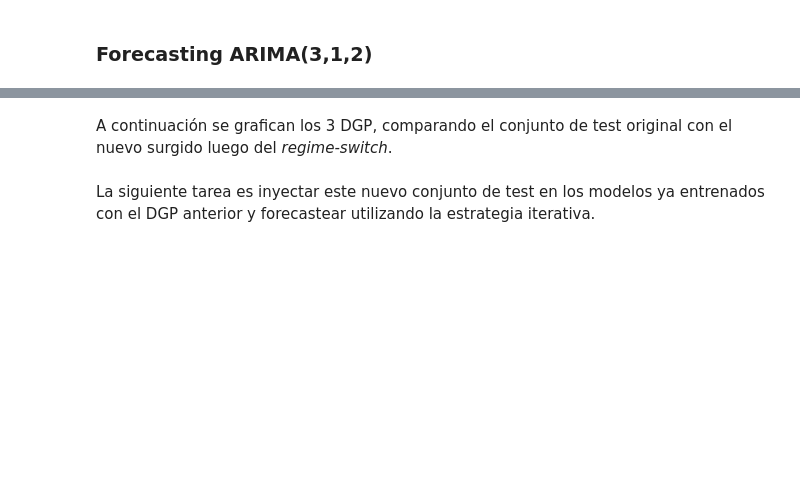
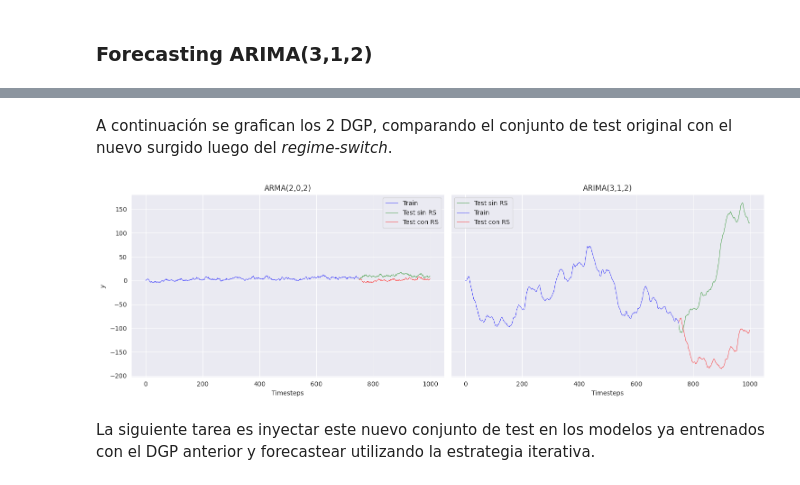
Before and after one commit to matiasdperez/MEC_tesis, a Jupyter notebook: notebooks/simulaciones/2_arima.ipynb, the cells around one changed output, grey strips where cells are left out. Cells and saved outputs as stored; diff of their text form; code cells hidden in the pictures; blank space fills up the shorter version.

```diff
--- a/notebooks/simulaciones/2_arima.ipynb
+++ b/notebooks/simulaciones/2_arima.ipynb
@@ -1214,0 +1412,3 @@ rw_drift_trend_post_switch.regime_switch(t_switch=split_index,
+# %%
+arma_post_switch = cp.deepcopy(arma)
+arima_post_switch = cp.deepcopy(arima)
@@ -1215,29 +1430,25 @@ rw_drift_trend_post_switch.regime_switch(t_switch=split_index,
 # %% [markdown]
-A continuación se grafican los 3 DGP, comparando el conjunto de test original con el nuevo surgido luego del *regime-switch*.
+A continuación se grafican los 2 DGP, comparando el conjunto de test original con el nuevo surgido luego del *regime-switch*.
 # %%
-fig, axs = plt.subplots(1, 3, figsize=(15, 5), sharey=True)
+fig, axs = plt.subplots(1, 2, figsize=(15, 5), sharey=True)
 
-sns.lineplot(x=range(split_index), y=vanilla_rw.y[:split_index], ax=axs[0], lw=0.5, color='blue', label='Train')
-sns.lineplot(x=range(split_index, len(vanilla_rw.y)), y=vanilla_rw.y[split_index:], ax=axs[0], lw=0.5, color='green', label='Test sin RS')
-sns.lineplot(x=range(split_index, len(vanilla_rw.y)), y=vanilla_rw_post_switch.y[split_index:], ax=axs[0], lw=0.5, color='red', label='Test con RS')
-axs[0].set_title("Vanilla Random Walk")
+sns.lineplot(x=range(split_index), y=arma.y[:split_index], ax=axs[0], lw=0.5, color='blue', label='Train')
+sns.lineplot(x=range(split_index, len(arma.y)), y=arma.y[split_index:], ax=axs[0], lw=0.5, color='green', label='Test sin RS')
+sns.lineplot(x=range(split_index, len(arma.y)), y=arma_post_switch.y[split_index:], ax=axs[0], lw=0.5, color='red', label='Test con RS')
+axs[0].set_title("ARMA(2,0,2)")
 axs[0].set_xlabel("Timesteps")
 axs[0].set_ylabel("$y$")
 
-sns.lineplot(x=range(split_index), y=rw_drift.y[:split_index], ax=axs[1], lw=0.5, color='blue', label='Train')
-sns.lineplot(x=range(split_index, len(rw_drift.y)), y=rw_drift.y[split_index:], ax=axs[1], lw=0.5, color='green', label='Test sin RS')
-sns.lineplot(x=range(split_index, len(vanilla_rw.y)), y=rw_drift_post_switch.y[split_index:], ax=axs[1], lw=0.5, color='red', label='Test con RS')
-axs[1].set_title("Random Walk con drift ")
+sns.lineplot(x=range(split_index, len(arima.y)), y=arima.y[split_index:], ax=axs[1], lw=0.5, color='green', label='Test sin RS')
+sns.lineplot(x=range(split_index), y=arima.y[:split_index], ax=axs[1], lw=0.5, color='blue', label='Train')
+axs[1].set_title("ARIMA(3,1,2)")
+sns.lineplot(x=range(split_index, len(arima.y)), y=arima_post_switch.y[split_index:], ax=axs[1], lw=0.5, color='red', label='Test con RS')
 axs[1].set_xlabel("Timesteps")
-
-sns.lineplot(x=range(split_index), y=rw_drift_trend.y[:split_index], ax=axs[2], lw=0.5, color='blue', label='Train')
-sns.lineplot(x=range(split_index, len(rw_drift_trend.y)), y=rw_drift_trend.y[split_index:], ax=axs[2], lw=0.5, color='green', label='Test sin RW')
-sns.lineplot(x=range(split_index, len(vanilla_rw.y)), y=rw_drift_trend_post_switch.y[split_index:], ax=axs[2], lw=0.5, color='red', label='Test con RS')
-axs[2].set_title("Random Walk con drift y trend")
-axs[2].set_xlabel("Timesteps")
 
 plt.legend(loc='upper left')
 plt.tight_layout();
+# %% [output]
+[figure, added]
 # %% [markdown]
 La siguiente tarea es inyectar este nuevo conjunto de test en los modelos ya entrenados con el DGP anterior y forecastear utilizando la estrategia iterativa.
 # %%
```
Also changed, not shown: parts of 59 cells of this notebook.
